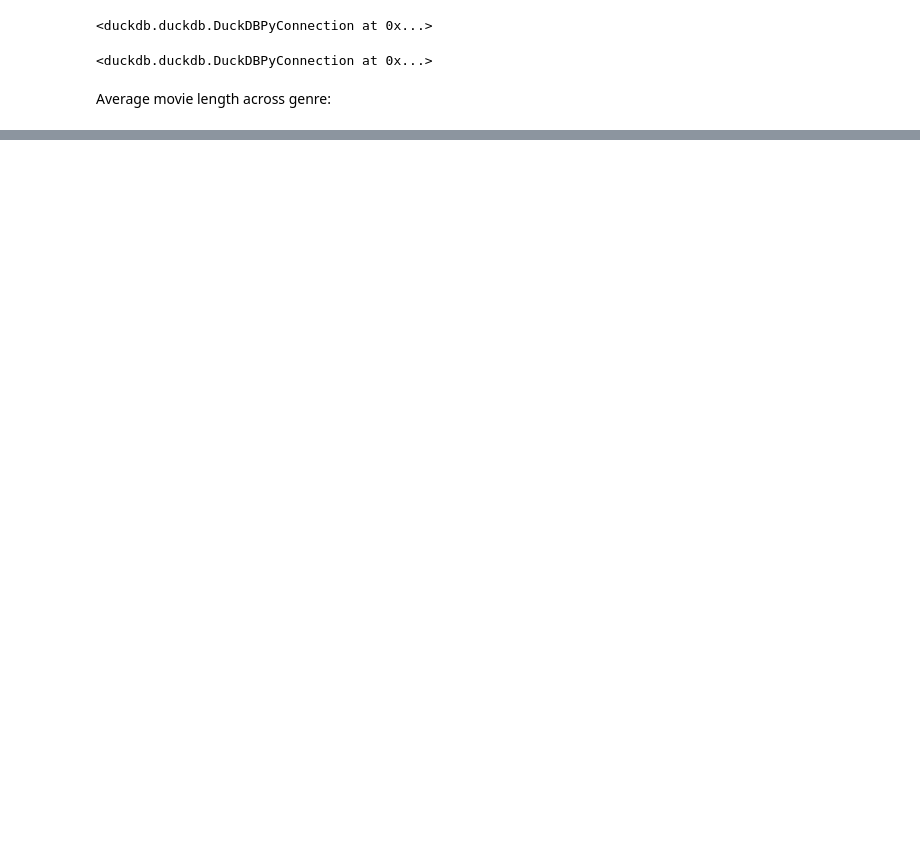
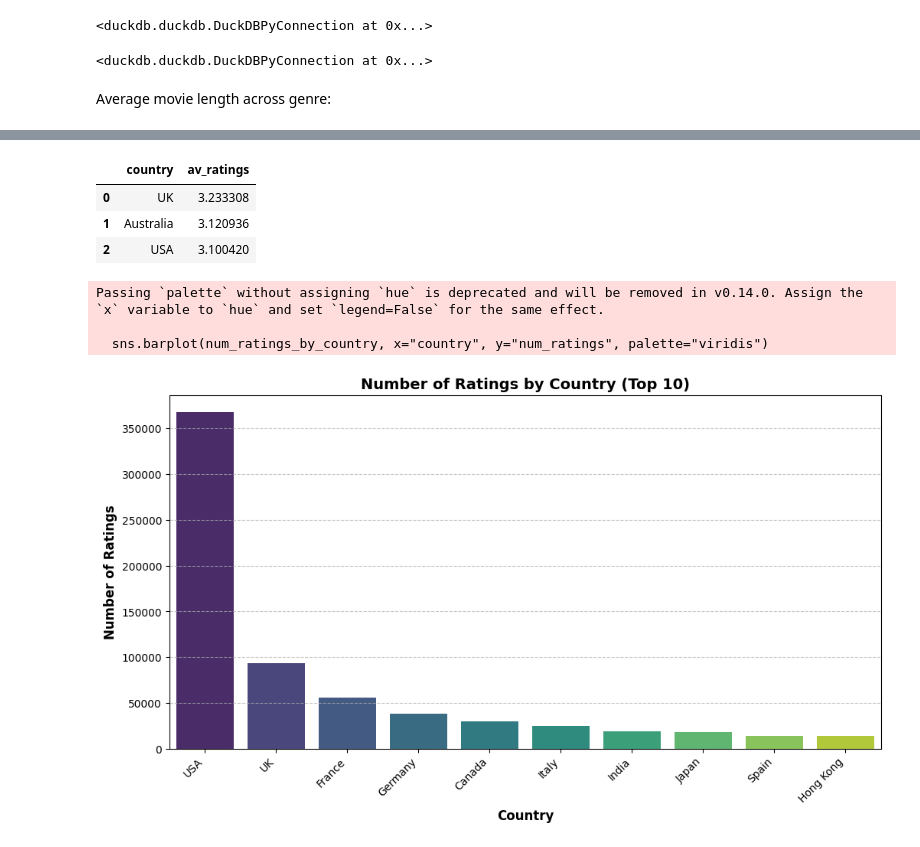
Before and after one commit to zarinayunis/csc369, a Jupyter notebook: individualanalysis/dataexploration.ipynb, the cells around one changed output, grey strips where cells are left out. Saved outputs shown, nothing was run; the diff lists cells and outputs as text; code cells hidden in the pictures; blank space fills up the shorter version.

```diff
--- a/individualanalysis/dataexploration.ipynb
+++ b/individualanalysis/dataexploration.ipynb
@@ -125,0 +146,9 @@ plt.show()
+# %%
+genres_themes_movies_countries_languages = conn.execute("""SELECT * FROM genres_themes_movies_countries_languages""").fetch_df()
+# %%
+num_ratings_by_country = conn.execute("""
+    SELECT country, COUNT(rating) AS num_ratings
+    FROM genres_themes_movies_countries_languages
+    GROUP BY country
+""").fetch_df()
+num_ratings_by_country
@@ -125,0 +169,35 @@ plt.show()
+# %%
+av_ratings_by_country = conn.execute("""
+    SELECT country, AVG(rating) AS av_ratings
+    FROM genres_themes_movies_countries_languages
+    WHERE country IN('USA', 'UK', 'Australia')
+    GROUP BY country
+    ORDER BY av_ratings DESC
+""").fetch_df()
+av_ratings_by_country
+# %% [output]
+|  | country | av_ratings |
+| 0 | UK | 3.233308 |
+| 1 | Australia | 3.120936 |
+| 2 | USA | 3.100420 |
+# %%
+num_ratings_by_country = num_ratings_by_country.sort_values(by="num_ratings", ascending=False).nlargest(10, "num_ratings")
+
+plt.figure(figsize=(12, 6))
+
+sns.barplot(num_ratings_by_country, x="country", y="num_ratings", palette="viridis")
+
+plt.xticks(rotation=45, ha="right", fontsize=10)
+plt.yticks(fontsize=10)
+plt.xlabel("Country", fontsize=12, fontweight="bold")
+plt.ylabel("Number of Ratings", fontsize=12, fontweight="bold")
+plt.title("Number of Ratings by Country (Top 10)", fontsize=14, fontweight="bold")
+
+plt.grid(axis="y", linestyle="--", alpha=0.7)
+
+plt.show()
+# %% [output]
+Passing `palette` without assigning `hue` is deprecated and will be removed in v0.14.0. Assign the `x` variable to `hue` and set `legend=False` for the same effect.
+
+  sns.barplot(num_ratings_by_country, x="country", y="num_ratings", palette="viridis")
+[figure, added]
```
Also changed, not shown: parts of 11 cells of this notebook, 1 other file.
